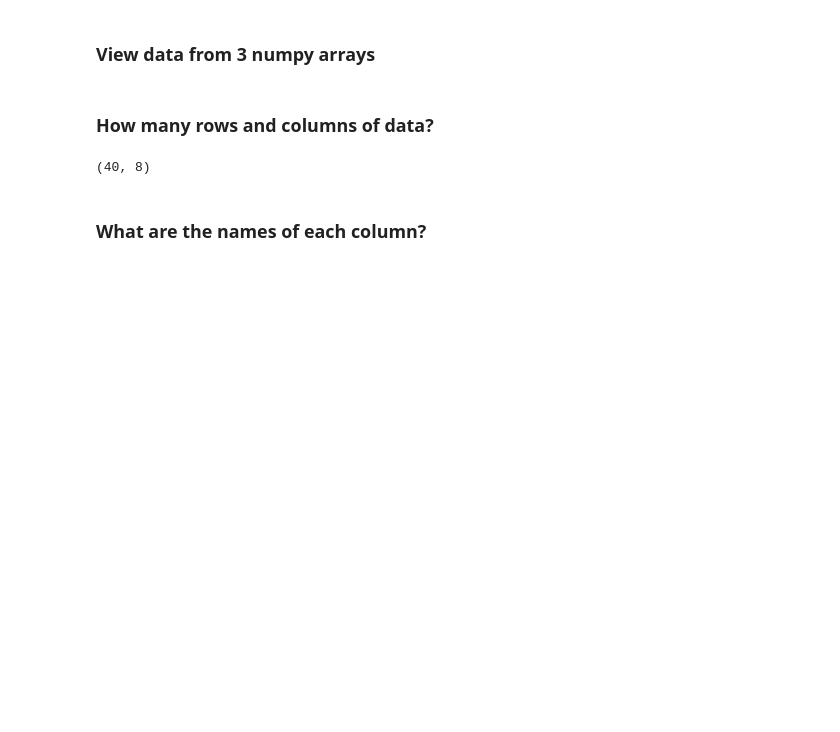
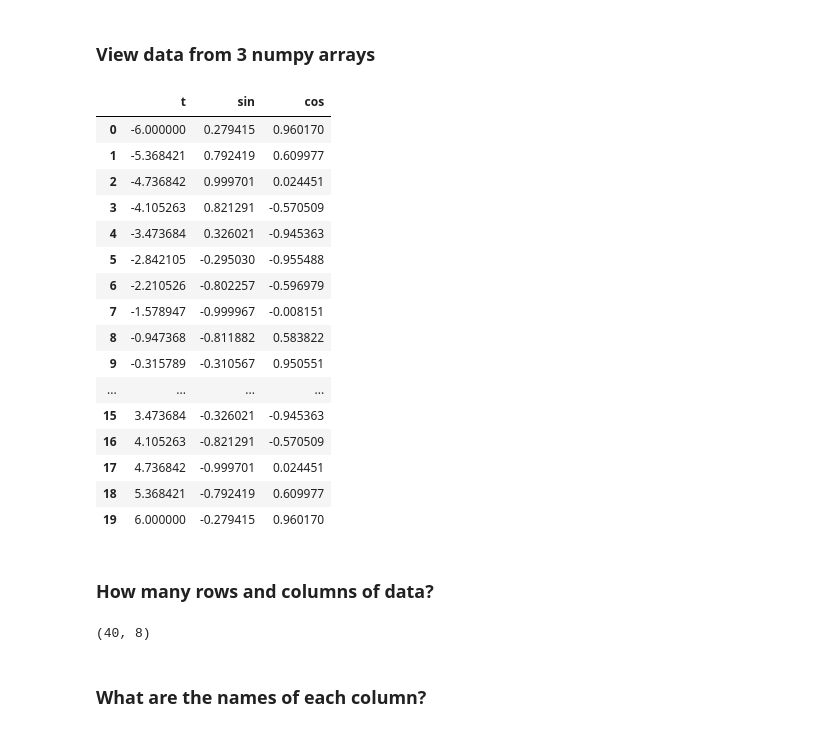
Before and after one commit to janafisher2331/pystats, a Jupyter notebook: pystats.ipynb, the cells around one changed output. Drawn from its saved outputs; the diff is of its cells as text; code cells hidden in the pictures; blank space fills up the shorter version.

```diff
--- a/pystats.ipynb
+++ b/pystats.ipynb
@@ -21,7 +39,25 @@ sin_t = np.sin(t)
 # %%
 cos_t = np.cos(t)
 # %%
-#pandas.DataFrame({'t': t, 'sin': sin_t, 'cos': cos_t})
+pandas.DataFrame({'t': t, 'sin': sin_t, 'cos': cos_t})
+# %% [output]
+|  | t | sin | cos |
+| 0 | -6.000000 | 0.279415 | 0.960170 |
+| 1 | -5.368421 | 0.792419 | 0.609977 |
+| 2 | -4.736842 | 0.999701 | 0.024451 |
+| 3 | -4.105263 | 0.821291 | -0.570509 |
+| 4 | -3.473684 | 0.326021 | -0.945363 |
+| 5 | -2.842105 | -0.295030 | -0.955488 |
+| 6 | -2.210526 | -0.802257 | -0.596979 |
+| 7 | -1.578947 | -0.999967 | -0.008151 |
+| 8 | -0.947368 | -0.811882 | 0.583822 |
+| 9 | -0.315789 | -0.310567 | 0.950551 |
+| ... | ... | ... | ... |
+| 15 | 3.473684 | -0.326021 | -0.945363 |
+| 16 | 4.105263 | -0.821291 | -0.570509 |
+| 17 | 4.736842 | -0.999701 | 0.024451 |
+| 18 | 5.368421 | -0.792419 | 0.609977 |
+| 19 | 6.000000 | -0.279415 | 0.960170 |
 # %% [markdown]
 ### How many rows and columns of data?
 # %%
```
Also changed, not shown: parts of 31 cells of this notebook.
